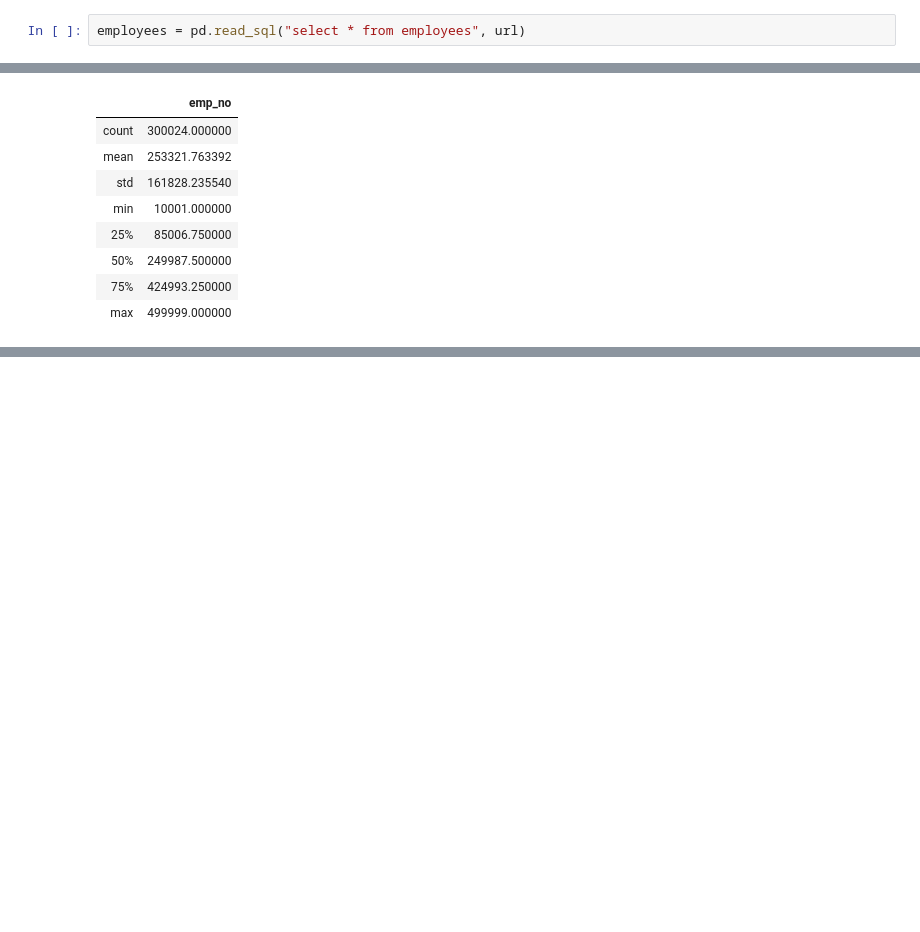
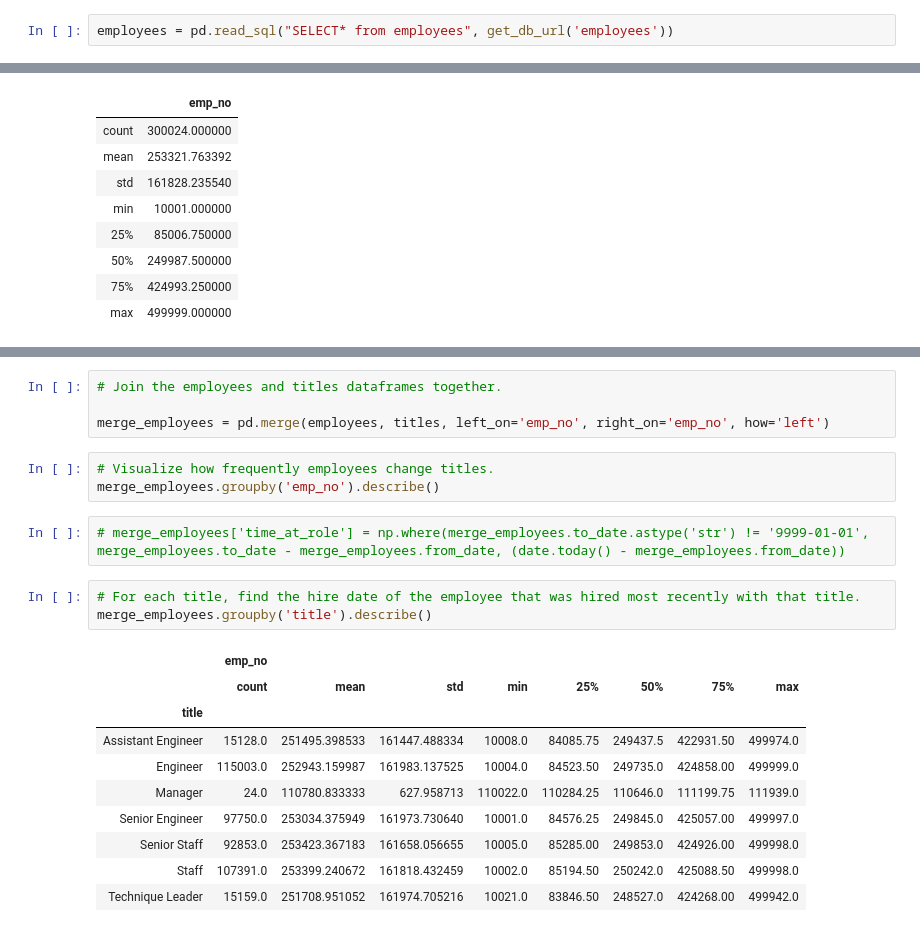
Before and after one commit to ravinder79/python-exercises, a Jupyter notebook: 4.8.4.4_advanced_dataframes.ipynb, the cells around one changed output, grey strips where cells are left out. Drawn from its saved outputs; the diff is of its cells as text; blank space fills up the shorter version.

```diff
--- a/4.8.4.4_advanced_dataframes.ipynb
+++ b/4.8.4.4_advanced_dataframes.ipynb
@@ -107,7 +131,7 @@ get_db_url('employees')
 # %% [output]
 'mysql+pymysql://curie_948:PtCVZ9mdHALVV1lNonfsrP7J4EkXgHlg@157.230.209.171/employees'
 # %%
-employees = pd.read_sql("select * from employees", url)
+employees = pd.read_sql("SELECT* from employees", get_db_url('employees'))
 # %%
 employees.describe()
 # %% [output]
@@ -140,0 +162,23 @@ NameError: name 'employee_titles' is not defined
+# %%
+# Join the employees and titles dataframes together.
+
+merge_employees = pd.merge(employees, titles, left_on='emp_no', right_on='emp_no', how='left')
+# %%
+# Visualize how frequently employees change titles.
+merge_employees.groupby('emp_no').describe()
+# %%
+# merge_employees['time_at_role'] = np.where(merge_employees.to_date.astype('str') != '9999-01-01', merge_employees.to_date - merge_employees.from_date, (date.today() - merge_employees.from_date))
+# %%
+# For each title, find the hire date of the employee that was hired most recently with that title.
+merge_employees.groupby('title').describe()
+# %% [output]
+|  | emp_no |  |  |  |  |  |  |  |
+|  | count | mean | std | min | 25% | 50% | 75% | max |
+| title |  |  |  |  |  |  |  |  |
+| Assistant Engineer | 15128.0 | 251495.398533 | 161447.488334 | 10008.0 | 84085.75 | 249437.5 | 422931.50 | 499974.0 |
+| Engineer | 115003.0 | 252943.159987 | 161983.137525 | 10004.0 | 84523.50 | 249735.0 | 424858.00 | 499999.0 |
+| Manager | 24.0 | 110780.833333 | 627.958713 | 110022.0 | 110284.25 | 110646.0 | 111199.75 | 111939.0 |
+| Senior Engineer | 97750.0 | 253034.375949 | 161973.730640 | 10001.0 | 84576.25 | 249845.0 | 425057.00 | 499997.0 |
+| Senior Staff | 92853.0 | 253423.367183 | 161658.056655 | 10005.0 | 85285.00 | 249853.0 | 424926.00 | 499998.0 |
+| Staff | 107391.0 | 253399.240672 | 161818.432459 | 10002.0 | 85194.50 | 250242.0 | 425088.50 | 499998.0 |
+| Technique Leader | 15159.0 | 251708.951052 | 161974.705216 | 10021.0 | 83846.50 | 248527.0 | 424268.00 | 499942.0 |
```
Also changed, not shown: parts of 22 cells of this notebook.
